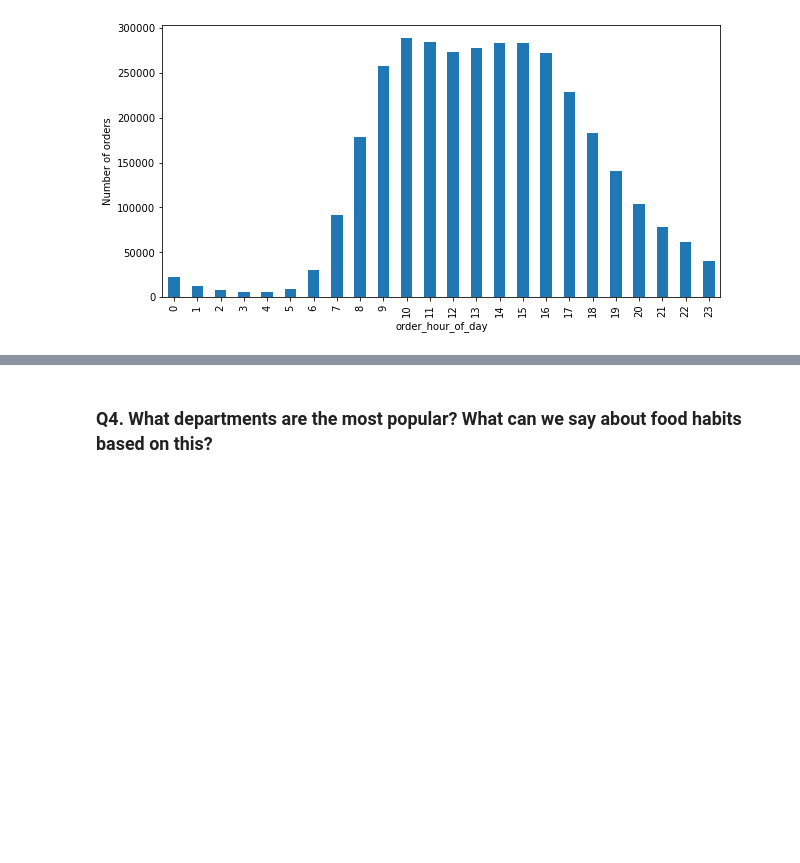
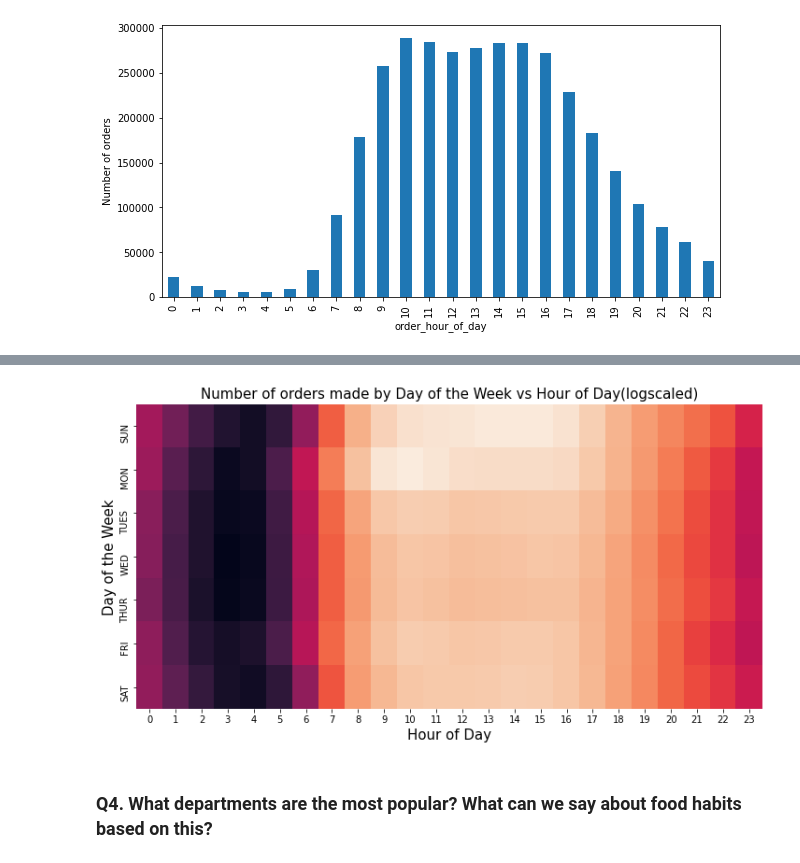
Before and after one commit to shakeel-m-s/Instacart_Database_Insights, a Jupyter notebook: data_questions.ipynb, the cells around one changed output, grey strips where cells are left out. Cells and saved outputs as stored; diff of their text form; code cells hidden in the pictures; blank space fills up the shorter version.

```diff
--- a/data_questions.ipynb
+++ b/data_questions.ipynb
@@ -125,3 +152,27 @@ plt.ylabel('Number of orders');
+# %%
+grouped_data = orders.groupby(["order_dow", "order_hour_of_day"])["order_number"].aggregate("count").reset_index()
+grouped_data = grouped_data.pivot('order_dow', 'order_hour_of_day', 'order_number')
+
+grouped_data.index = pd.CategoricalIndex(grouped_data.index, categories=[0,1,2,3,4,5,6])
+grouped_data.sort_index(level=0, inplace=True)
+
+plt.figure(figsize=(12,6))
+hour_of_day = ['0', '1', '2', '3', '4', '5', '6', '7', '8', '9', '10', '11', '12', '13', '14','15','16', '17', '18', '19','20', '21', '22', '23']
+dow = [ 'SUN', 'MON', 'TUES', 'WED', 'THUR','FRI','SAT']
+
+ax = sns.heatmap(grouped_data, xticklabels=hour_of_day,yticklabels=dow,norm=LogNorm(),cbar=False)
+cbar = ax.collections[0].colorbar
+
+ax.figure.axes[-1].yaxis.label.set_size(15)
+ax.figure.axes[0].yaxis.label.set_size(15)
+ax.figure.axes[0].xaxis.label.set_size(15)
+
+
+ax.set(xlabel='Hour of Day', ylabel= "Day of the Week")
+ax.set_title("Number of orders made by Day of the Week vs Hour of Day(logscaled)", fontsize=15)
+plt.show()
+# %% [output]
+[figure, added]
 # %% [markdown]
 ### Q4. What departments are the most popular? What can we say about food habits based on this?
 # %%
```
Also changed, not shown: parts of 14 cells of this notebook.
